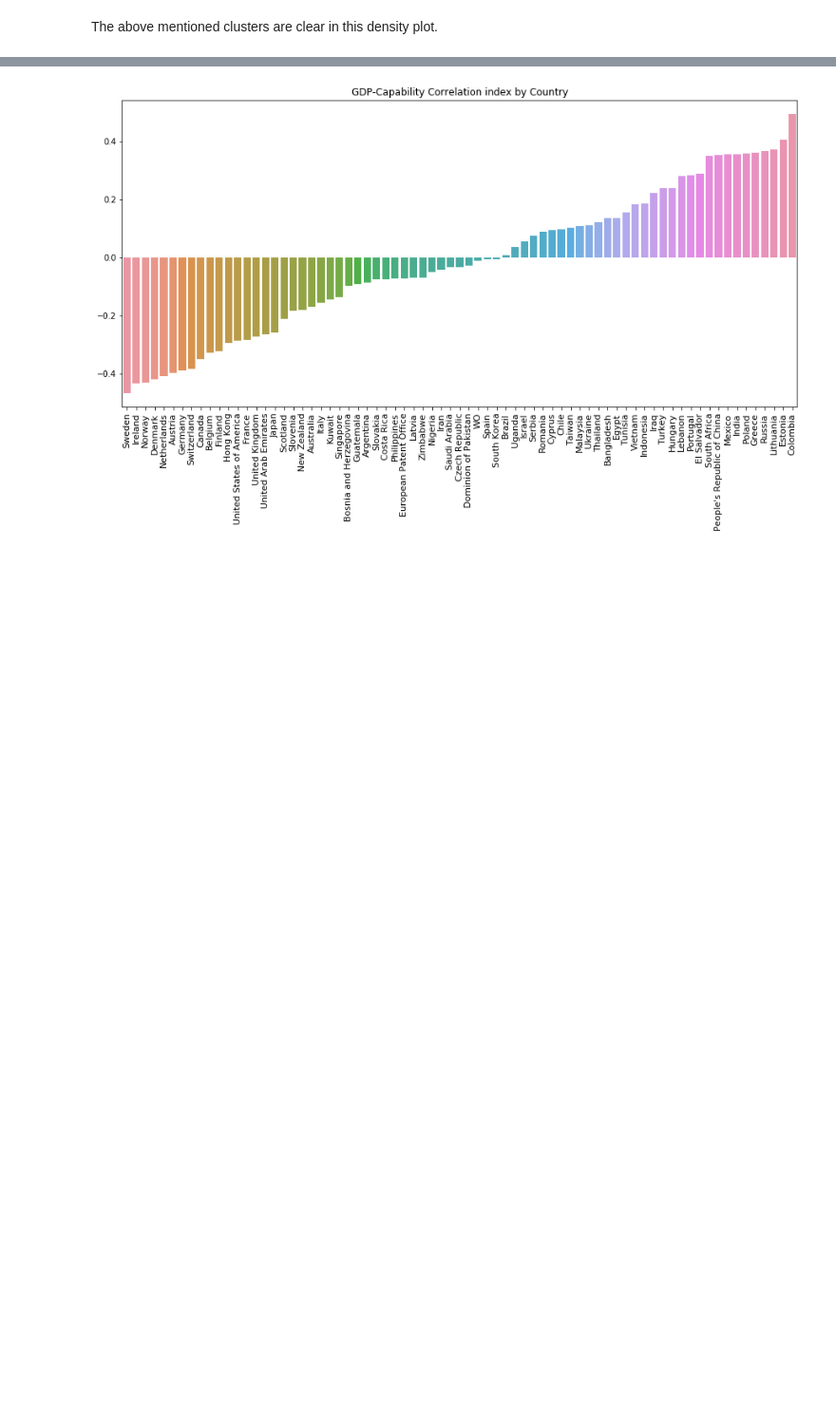
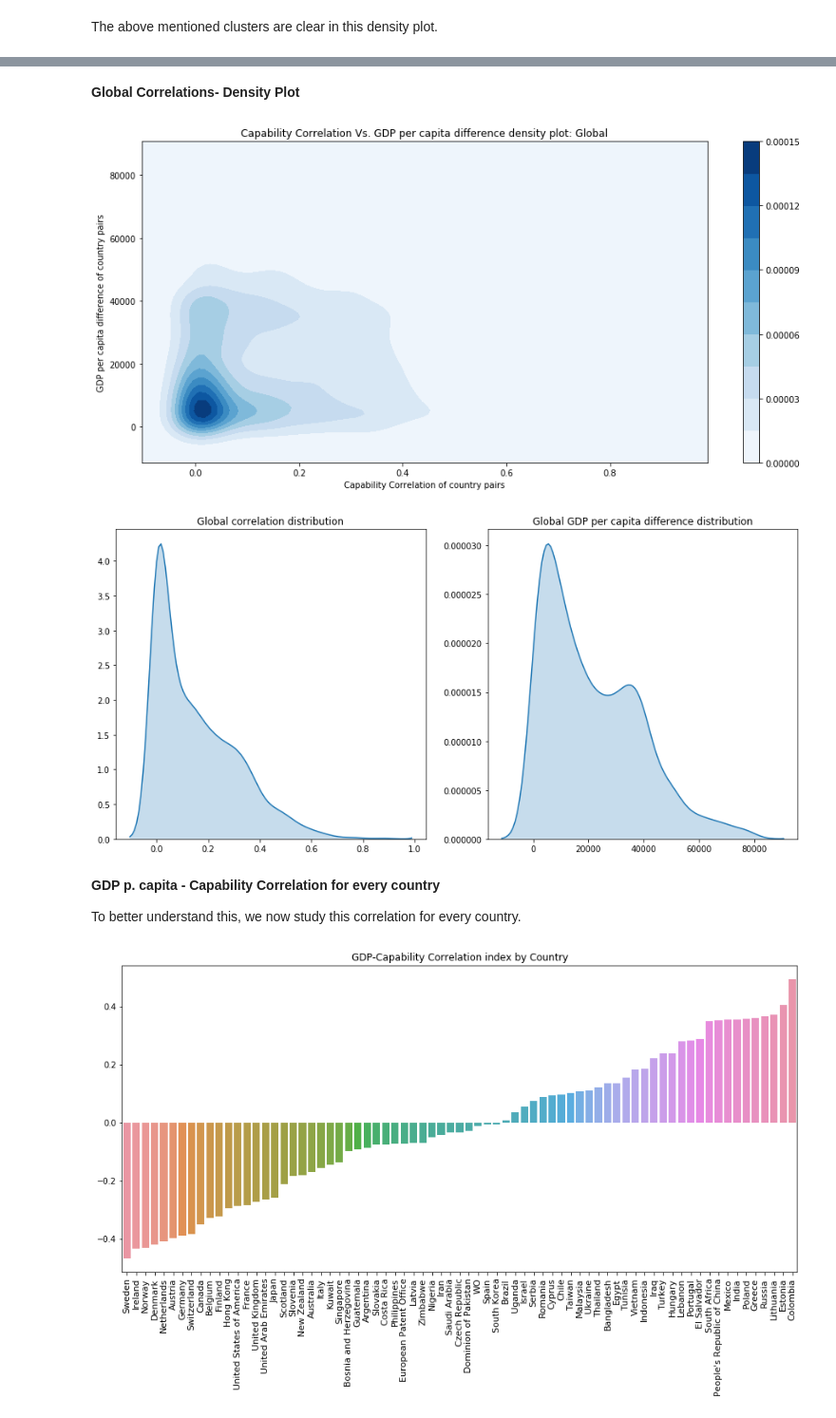
Before and after one commit to duarteocarmo/technological_capabilities, a Jupyter notebook: notebooks/2_1_Capability Correlations_Countries.ipynb, the cells around one changed output, grey strips where cells are left out. Shown at 95% size. Drawn from its saved outputs; the diff is of its cells as text; code cells hidden in the pictures; blank space fills up the shorter version.

```diff
--- a/notebooks/2_1_Capability Correlations_Countries.ipynb
+++ b/notebooks/2_1_Capability Correlations_Countries.ipynb
@@ -732,3 +762,34 @@ To better understand this, we now study this correlation for every country.
+# %% [markdown]
+**Global Correlations- Density Plot**
+# %%
+# density plot
+fig, ax1 = plt.subplots(figsize=(15,7))
+sns.kdeplot(globalCapabilityCorrelation, globalGDP, cmap="Blues", shade=True, cbar = True)
+plt.xlabel('Capability Correlation of country pairs')
+plt.ylabel('GDP per capita difference of country pairs')
+plt.title('Capability Correlation Vs. GDP per capita difference density plot: Global')
+plt.show()
+
+
+
+plt.subplots(1,2,figsize=(15,7))
+
+plt.subplot(121)
+sns.kdeplot(globalCapabilityCorrelation,  shade=True)
+plt.title('Global correlation distribution')
+
+
+plt.subplot(122)
+sns.kdeplot(globalGDP,  shade=True)
+plt.title('Global GDP per capita difference distribution')
+plt.show()
+# %% [output]
+[figure, added]
+[figure, added]
+# %% [markdown]
+**GDP p. capita - Capability Correlation for every country**
+
+To better understand this, we now study this correlation for every country.
 # %%
 pearson_dict = {}
 # for each country selected
```
Also changed, not shown: parts of 23 cells of this notebook.
